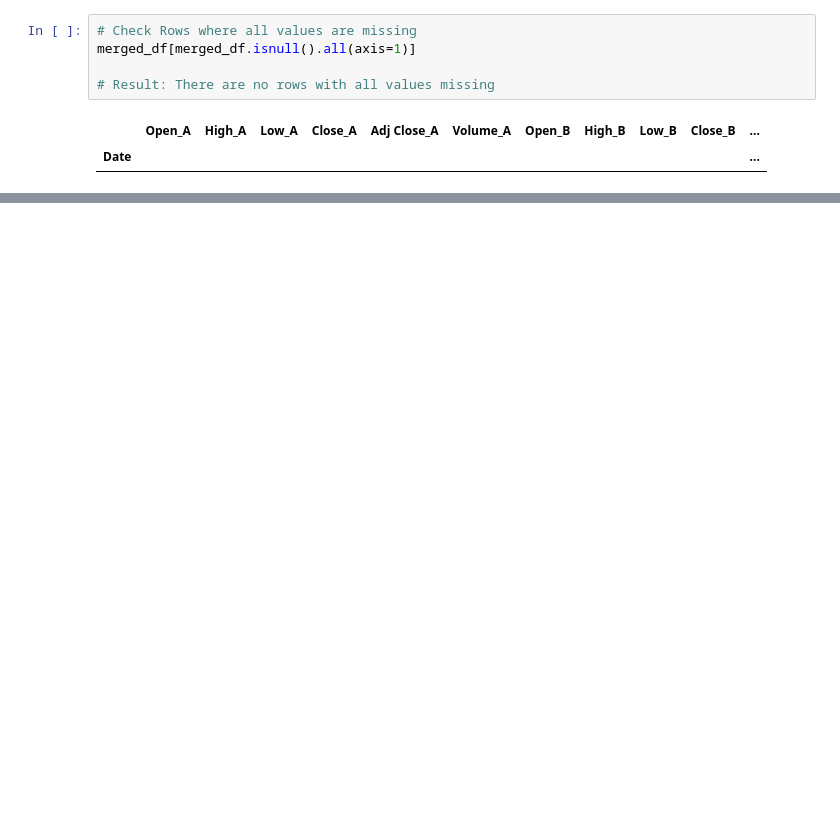
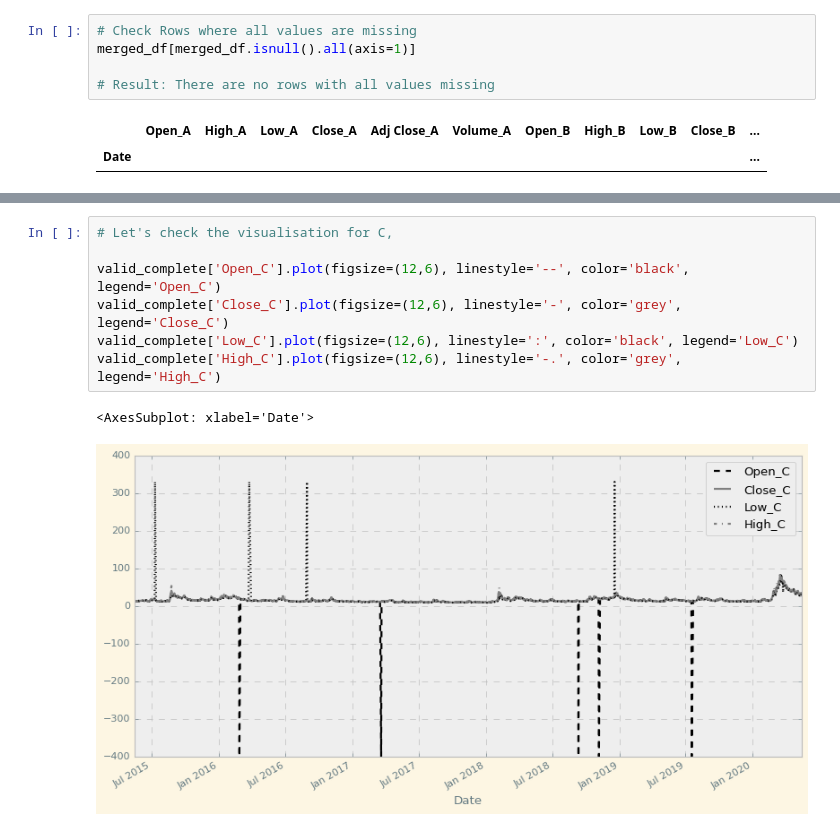
Before and after one commit to pavittarx/urk, a Jupyter notebook: 2.EDA.ipynb, the cells around one changed output, grey strips where cells are left out. Cells and saved outputs as stored; diff of their text form; blank space fills up the shorter version.

```diff
--- a/2.EDA.ipynb
+++ b/2.EDA.ipynb
@@ -82,0 +210,10 @@ merged_df[merged_df.isnull().all(axis=1)]
+# %%
+# Let's check the visualisation for C,
+
+valid_complete['Open_C'].plot(figsize=(12,6), linestyle='--', color='black', legend='Open_C')
+valid_complete['Close_C'].plot(figsize=(12,6), linestyle='-', color='grey', legend='Close_C')
+valid_complete['Low_C'].plot(figsize=(12,6), linestyle=':', color='black', legend='Low_C')
+valid_complete['High_C'].plot(figsize=(12,6), linestyle='-.', color='grey', legend='High_C')
+# %% [output]
+<AxesSubplot: xlabel='Date'>
+[figure, added]
```
Also changed, not shown: parts of 16 cells of this notebook.
